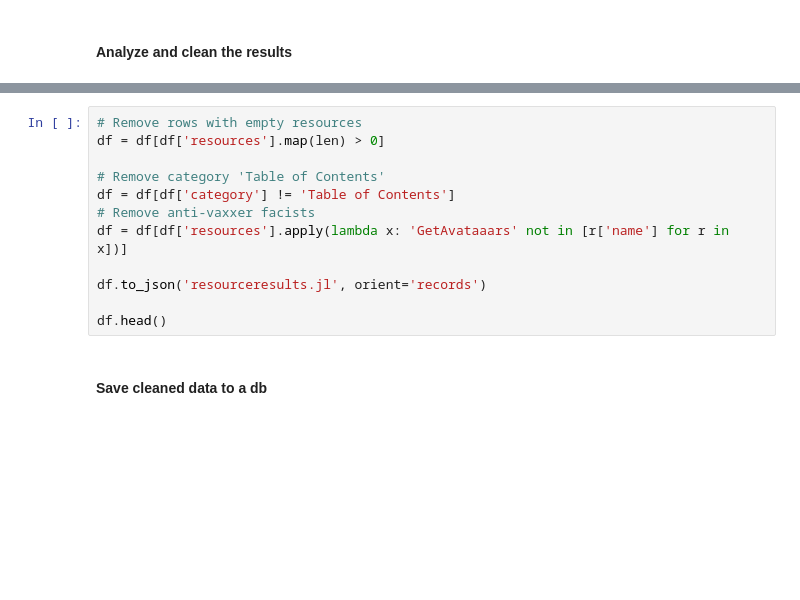
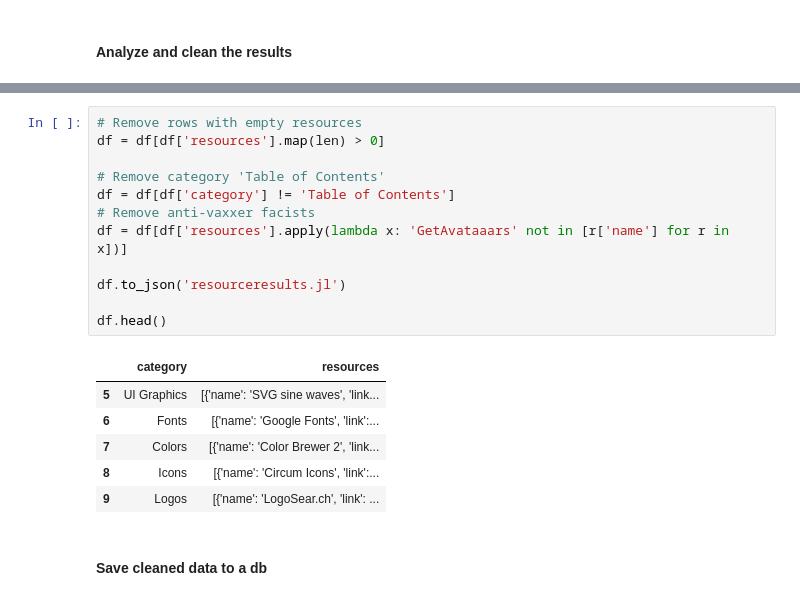
Before and after one commit to ajhughesdev/design-resources-4-developers, a Jupyter notebook: backend/design-resources-4-developers.ipynb, the cells around one changed output, grey strips where cells are left out. Drawn from its saved outputs; the diff is of its cells as text; blank space fills up the shorter version.

```diff
--- a/backend/design-resources-4-developers.ipynb
+++ b/backend/design-resources-4-developers.ipynb
@@ -90,15 +127,22 @@ df
 # %%
 # Remove rows with empty resources
 df = df[df['resources'].map(len) > 0]
 
 # Remove category 'Table of Contents'
 df = df[df['category'] != 'Table of Contents']
 # Remove anti-vaxxer facists
 df = df[df['resources'].apply(lambda x: 'GetAvataaars' not in [r['name'] for r in x])]
 
-df.to_json('resourceresults.jl', orient='records')
+df.to_json('resourceresults.jl')
 
 df.head()
+# %% [output]
+|  | category | resources |
+| 5 | UI Graphics | [{'name': 'SVG sine waves', 'link... |
+| 6 | Fonts | [{'name': 'Google Fonts', 'link':... |
+| 7 | Colors | [{'name': 'Color Brewer 2', 'link... |
+| 8 | Icons | [{'name': 'Circum Icons', 'link':... |
+| 9 | Logos | [{'name': 'LogoSear.ch', 'link': ... |
 # %% [markdown]
 #### Save cleaned data to a db
 # %%
```
Also changed, not shown: parts of 9 cells of this notebook, 8 other files.
